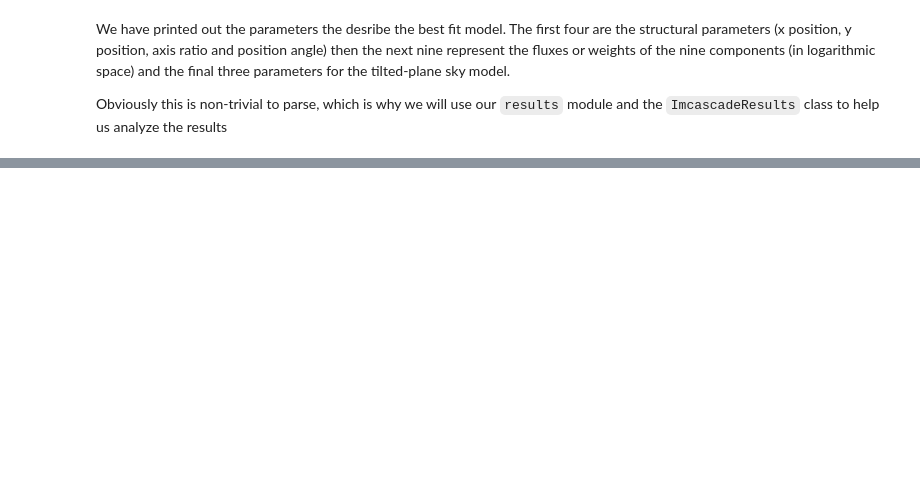
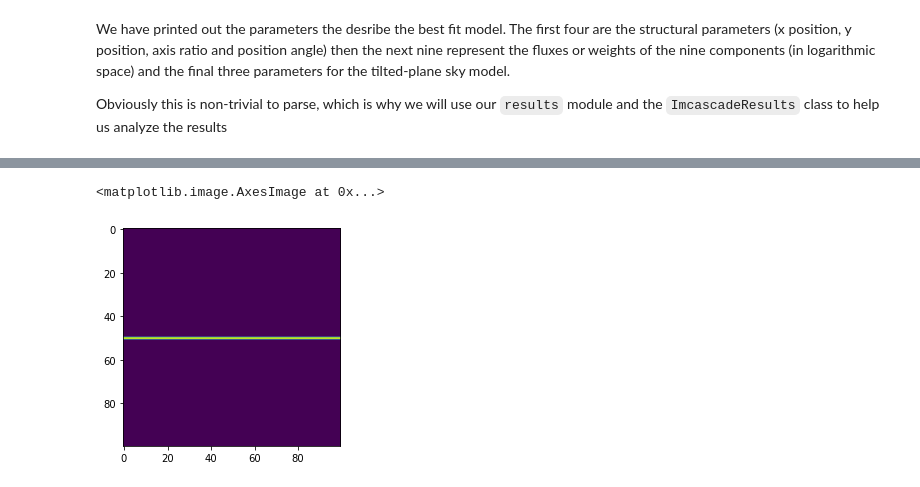
Before and after one commit to tbmiller-astro/imcascade, a Jupyter notebook: docs/source/quickstart.ipynb, the cells around one changed output, grey strips where cells are left out. Drawn from its saved outputs; the diff is of its cells as text; code cells hidden in the pictures; blank space fills up the shorter version.

```diff
--- a/docs/source/quickstart.ipynb
+++ b/docs/source/quickstart.ipynb
@@ -110,0 +187,5 @@ res_dyn.run_basic_analysis()
+# %%
+plt.imshow(a)
+# %% [output]
+<matplotlib.image.AxesImage at 0x...>
+[figure, added]
```
Also changed, not shown: parts of 27 cells of this notebook, 39 other files.
